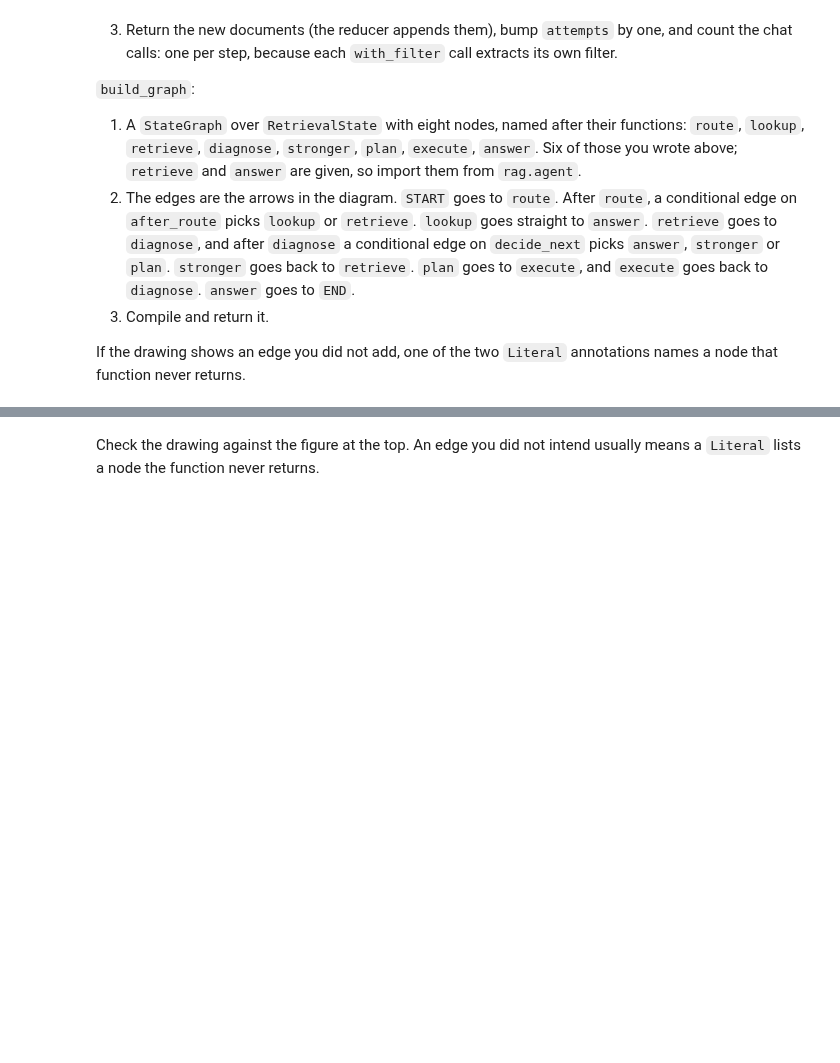
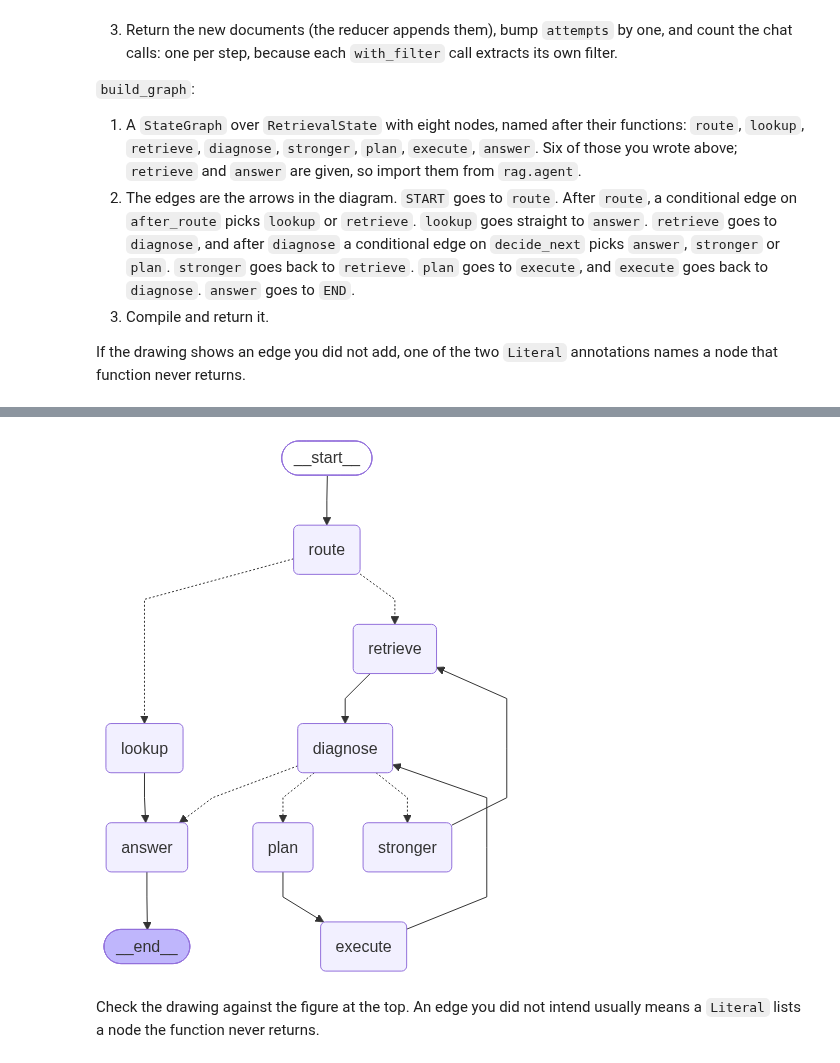
Before and after one commit to karthikeyansura/parallax-agents, a Jupyter notebook: DADA2_03_Agent.ipynb, the cells around one changed output, grey strips where cells are left out. Drawn from its saved outputs; the diff is of its cells as text; code cells hidden in the pictures; blank space fills up the shorter version.

Commit message:
Build and trace the diagnosis agent

```diff
--- a/DADA2_03_Agent.ipynb
+++ b/DADA2_03_Agent.ipynb
@@ -151,11 +181,16 @@ The two numbers are not placeholders. `chat_calls` is a counter the graph adds u
 # %%
 from rag.agent import Fact
 from rag.util import retry
+from rag.agent import FACT_PROMPT
 
 # TODO 3.2
 def lookup(state: RetrievalState) -> dict:
     # your code here
-    ...
+    namer = config.chat().with_structured_output(Fact)
+    fact = retry(namer.invoke, FACT_PROMPT.format(question=state["question"]))
+    table = financial_fact(fact.ticker, fact.concept)
+    return {"documents": [(f"{fact.ticker}_financials.json", table)],
+            "verdict": "sufficient", "attempts": 1, "chat_calls": 1}
 
 out = lookup({"question": "What did Micron spend on research and development in fiscal 2025?"})
 print(out["documents"][0][1][:200])
@@ -301,18 +359,3 @@ graph goes back to `retrieve`, which reads the new name.
 
 If the drawing shows an edge you did not add, one of the two `Literal`
 annotations names a node that function never returns.
-# %%
-from rag.agent import Plan, PLAN_PROMPT
-
-# TODO 3.4
-def stronger(state: RetrievalState) -> dict:
-    # your code here
-    ...
-
-def plan(state: RetrievalState) -> dict:
-    # your code here
-    ...
-
-def execute(state: RetrievalState) -> dict:
-    # your code here
-    ...
@@ -326,16 +396,36 @@ own `build_graph` produces in the next cell should match it.
 # %%
 from rag.agent import answer, retrieve     # both given in the module
 from langgraph.graph import StateGraph, START, END
 
 # TODO 3.4
 def build_graph():
     # your code here
-    ...
+    g = StateGraph(RetrievalState)
+    g.add_node("route", route)
+    g.add_node("lookup", lookup)
+    g.add_node("retrieve", retrieve)
+    g.add_node("diagnose", diagnose)
+    g.add_node("stronger", stronger)
+    g.add_node("plan", plan)
+    g.add_node("execute", execute)
+    g.add_node("answer", answer)
+    g.add_edge(START, "route")
+    g.add_conditional_edges("route", after_route)
+    g.add_edge("lookup", "answer")
+    g.add_edge("retrieve", "diagnose")
+    g.add_conditional_edges("diagnose", decide_next)
+    g.add_edge("stronger", "retrieve")
+    g.add_edge("plan", "execute")
+    g.add_edge("execute", "diagnose")
+    g.add_edge("answer", END)
+    return g.compile()
 
 graph = build_graph()
 
 from IPython.display import Image, display
 display(Image(graph.get_graph().draw_mermaid_png()))
+# %% [output]
+[figure, added]
 # %% [markdown]
 Check the drawing against the figure at the top. An edge you did not intend
 usually means a `Literal` lists a node the function never returns.
```
Also changed, not shown: parts of 12 cells of this notebook.
